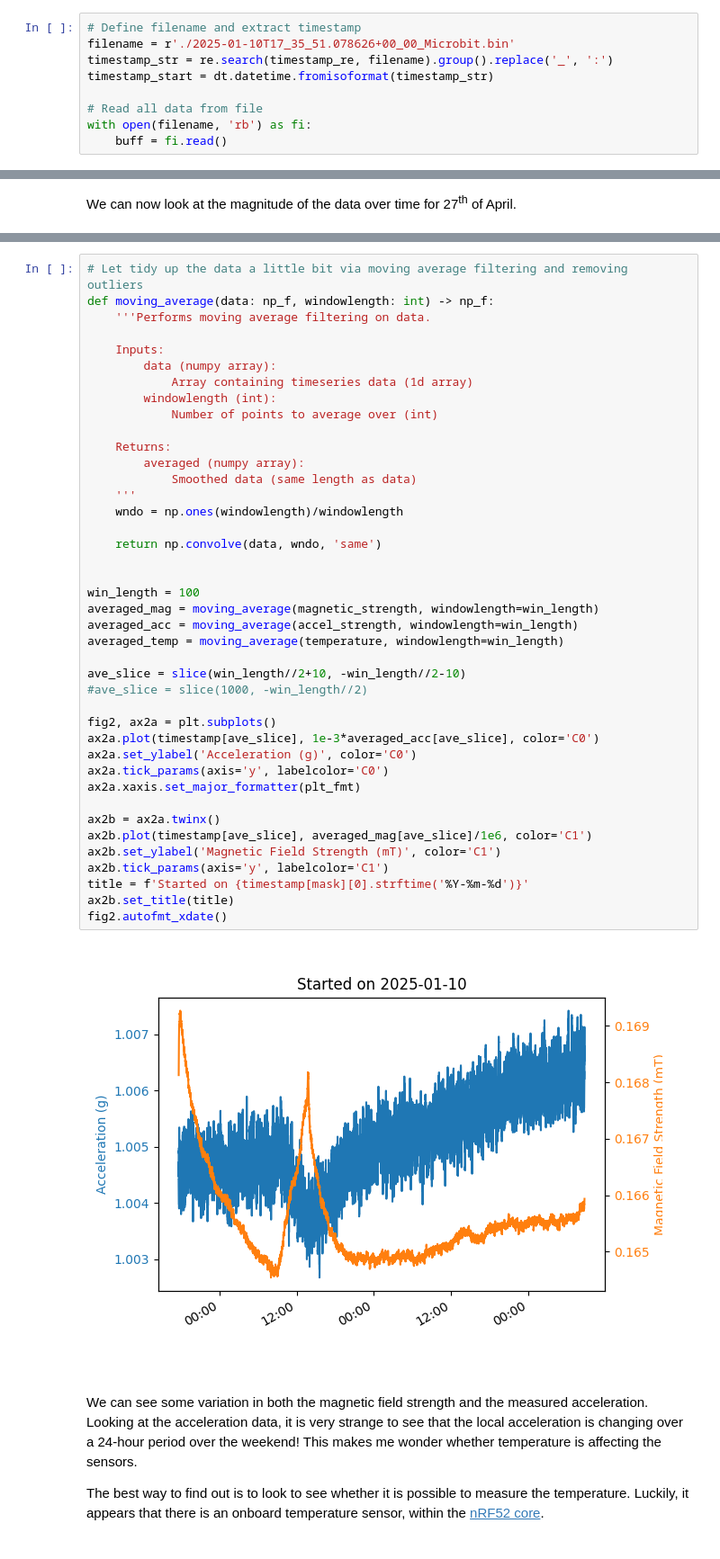
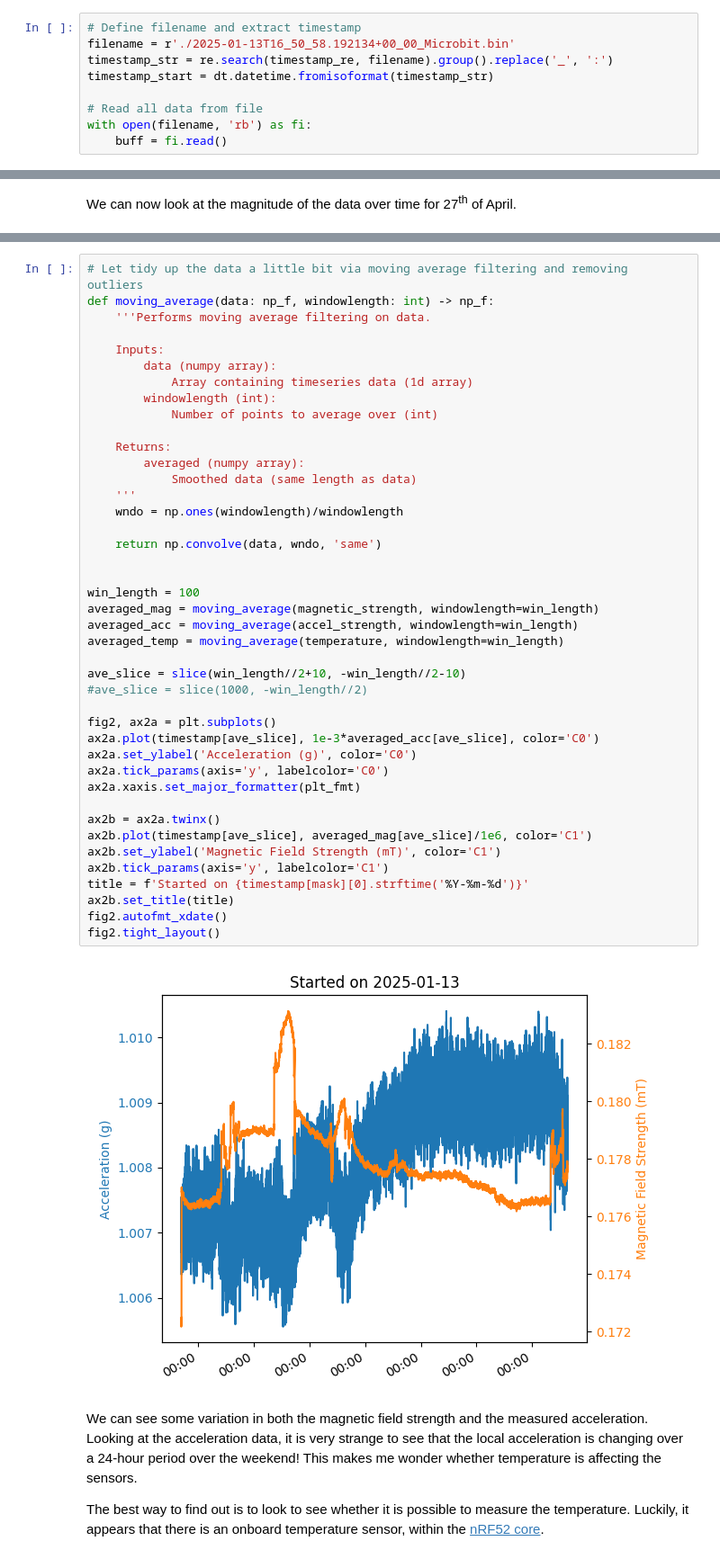
Before and after one commit to UltrasoundSam/micro_sensor, a Jupyter notebook: python/data_investigation.ipynb, the cells around one changed output, grey strips where cells are left out. Shown at 90% size. Saved outputs shown, nothing was run; the diff lists cells and outputs as text.

```diff
--- a/python/data_investigation.ipynb
+++ b/python/data_investigation.ipynb
@@ -27,7 +27,7 @@ timestamp_re = r'\d{4}-\d\d-\d\dT\d\d_\d\d_\d\d.\d+\+\d\d_\d\d'
 plt_fmt = mdates.DateFormatter('%H:%M')
 # %%
 # Define filename and extract timestamp
-filename = r'./2025-01-10T17_35_51.078626+00_00_Microbit.bin'
+filename = r'./2025-01-13T16_50_58.192134+00_00_Microbit.bin'
 timestamp_str = re.search(timestamp_re, filename).group().replace('_', ':')
 timestamp_start = dt.datetime.fromisoformat(timestamp_str)
 
@@ -110,34 +110,35 @@ def moving_average(data: np_f, windowlength: int) -> np_f:
         averaged (numpy array):
             Smoothed data (same length as data)
     '''
     wndo = np.ones(windowlength)/windowlength
 
     return np.convolve(data, wndo, 'same')
 
 
 win_length = 100
 averaged_mag = moving_average(magnetic_strength, windowlength=win_length)
 averaged_acc = moving_average(accel_strength, windowlength=win_length)
 averaged_temp = moving_average(temperature, windowlength=win_length)
 
 ave_slice = slice(win_length//2+10, -win_length//2-10)
 #ave_slice = slice(1000, -win_length//2)
 
 fig2, ax2a = plt.subplots()
 ax2a.plot(timestamp[ave_slice], 1e-3*averaged_acc[ave_slice], color='C0')
 ax2a.set_ylabel('Acceleration (g)', color='C0')
 ax2a.tick_params(axis='y', labelcolor='C0')
 ax2a.xaxis.set_major_formatter(plt_fmt)
 
 ax2b = ax2a.twinx()
 ax2b.plot(timestamp[ave_slice], averaged_mag[ave_slice]/1e6, color='C1')
 ax2b.set_ylabel('Magnetic Field Strength (mT)', color='C1')
 ax2b.tick_params(axis='y', labelcolor='C1')
 title = f'Started on {timestamp[mask][0].strftime('%Y-%m-%d')}'
 ax2b.set_title(title)
 fig2.autofmt_xdate()
+fig2.tight_layout()
 # %% [output]
-[figure, old version]
+[figure, new version]
 # %% [markdown]
 We can see some variation in both the magnetic field strength and the measured acceleration. Looking at the acceleration data, it is very strange to see that the local acceleration is changing over a 24-hour period over the weekend! This makes me wonder whether temperature is affecting the sensors.
 
```
Also changed, not shown: parts of 2 cells of this notebook, 2 other files.
